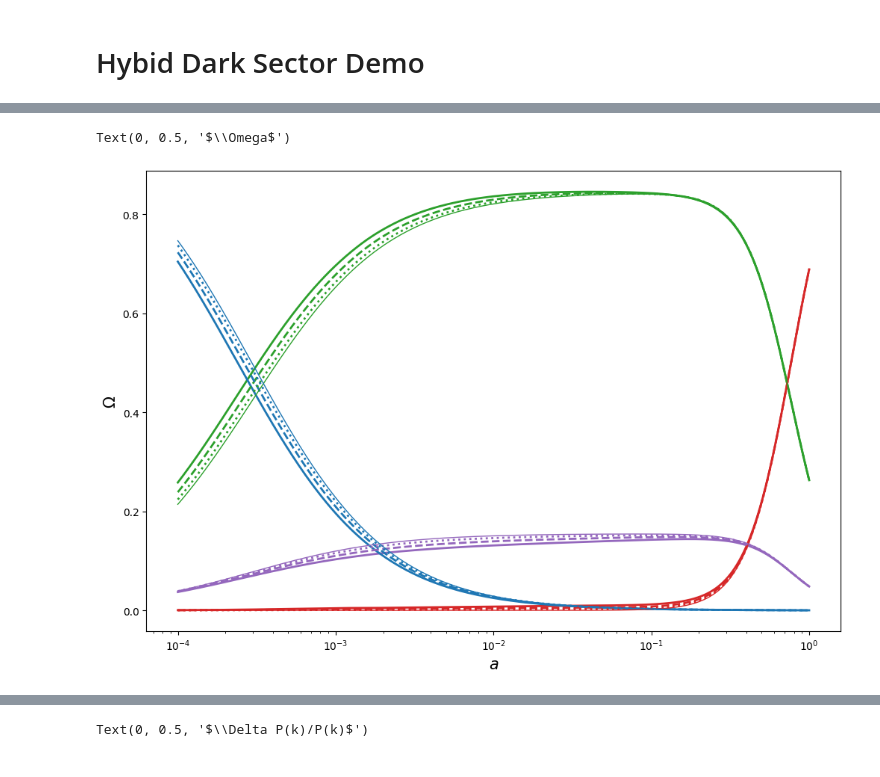
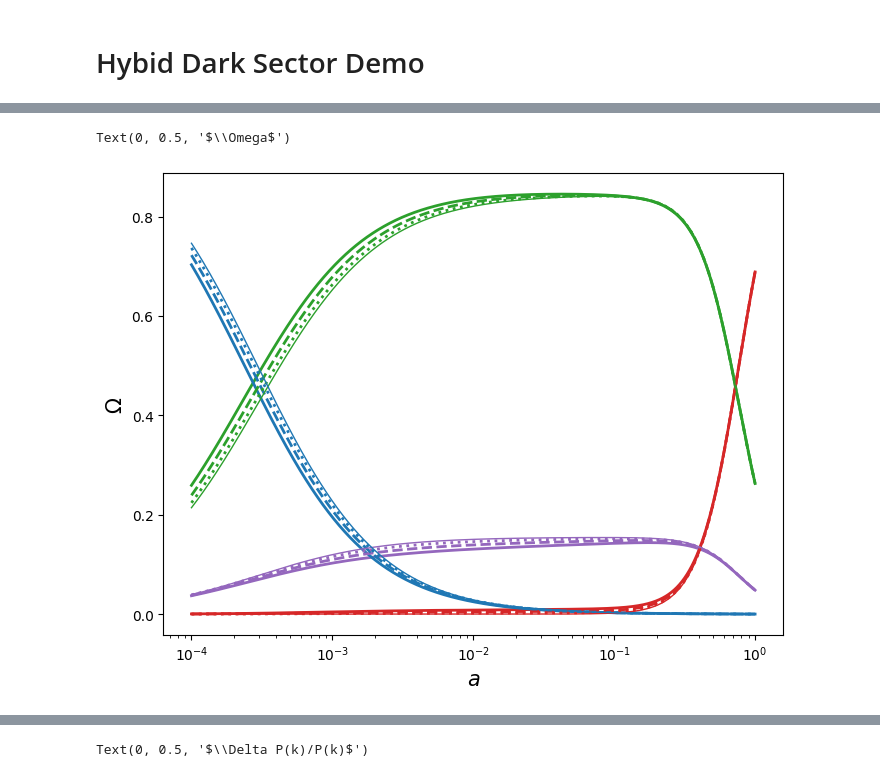
Before and after one commit to joaoreboucas1/CAMB-HDS, a Jupyter notebook: docs/HDS-Demo.ipynb, the cells around one changed output, grey strips where cells are left out. Drawn from its saved outputs; the diff is of its cells as text; code cells hidden in the pictures.

```diff
--- a/docs/HDS-Demo.ipynb
+++ b/docs/HDS-Demo.ipynb
@@ -62,3 +62,21 @@ for case in cases:
  Finished shooting successfully after            3 iterations
 --
 --
+# %%
+# Densities of all species
+# Each linestyle is a different case
+plt.figure(figsize=(8, 6))
+scale_factor = np.logspace(-4, 0, 10000)
+redshift = 1/scale_factor - 1
+lws = [2, 2, 2, 1]
+lss = ['-', '--', ':', '-']
+colors = ['tab:red', 'tab:green', 'tab:purple', 'black']
+legend_labels = [fr"$\phi_i = {case}$" if case != "LCDM" else fr"$\Lambda CDM$" for case in cases]
+for case, result, ls, lw, color, label in zip(cases, results, lss, lws, colors, legend_labels):
+    # rho_de, w_de = result.get_dark_energy_rho_w(scale_factor)
+    rhos = result.get_background_densities(scale_factor)
+    plt.loglog(scale_factor, rhos['de']/scale_factor**4, ls=ls, lw=lw, label=label, color='tab:red')
+    if case == "LCDM": plt.loglog(scale_factor, rhos['cdm']/scale_factor**4, ls=ls, lw=lw, label=label, color='tab:green')
+
+plt.xlabel(r"$a$", fontsize=15)
+plt.ylabel(r"$\rho$", fontsize=15)
@@ -65,26 +86,26 @@ for case in cases:
 # %%
 # Relative densities of all species
 # Each linestyle is a different case
-plt.figure(figsize=(12, 8))
+plt.figure(figsize=(8, 6))
 scale_factor = np.logspace(-4, 0, 10000)
 redshift = 1/scale_factor - 1
 lws = [2, 2, 2, 1]
 lss = ['-', '--', ':', '-']
 colors = ['tab:red', 'tab:green', 'tab:purple', 'black']
 legend_labels = [fr"$\phi_i = {case}$" if case != "LCDM" else fr"$\Lambda CDM$" for case in cases]
 for case, result, ls, lw, color, label in zip(cases, results, lss, lws, colors, legend_labels):
     # rho_de, w_de = result.get_dark_energy_rho_w(scale_factor)
     rhos = result.get_background_densities(scale_factor)
     plt.semilogx(scale_factor, rhos['de']/rhos['tot'], ls=ls, lw=lw, label=label, color='tab:red')
     plt.semilogx(scale_factor, rhos['cdm']/rhos['tot'], ls=ls, lw=lw, label=label, color='tab:green')
     plt.semilogx(scale_factor, rhos['baryon']/rhos['tot'], ls=ls, lw=lw, label=label, color='tab:purple')
     plt.semilogx(scale_factor, (rhos['photon'] + rhos['neutrino'])/rhos['tot'], ls=ls, lw=lw, label=label, color='tab:blue')
 
 plt.xlabel(r"$a$", fontsize=15)
 plt.ylabel(r"$\Omega$", fontsize=15)
 # %% [output]
 Text(0, 0.5, '$\\Omega$')
-[figure, old version]
+[figure, new version]
 # %%
 # CMB TT power spectrum
 fig, axs = plt.subplots(2, 1, figsize=(10,10))
```
Also changed, not shown: parts of 3 cells of this notebook, 1 other file.
